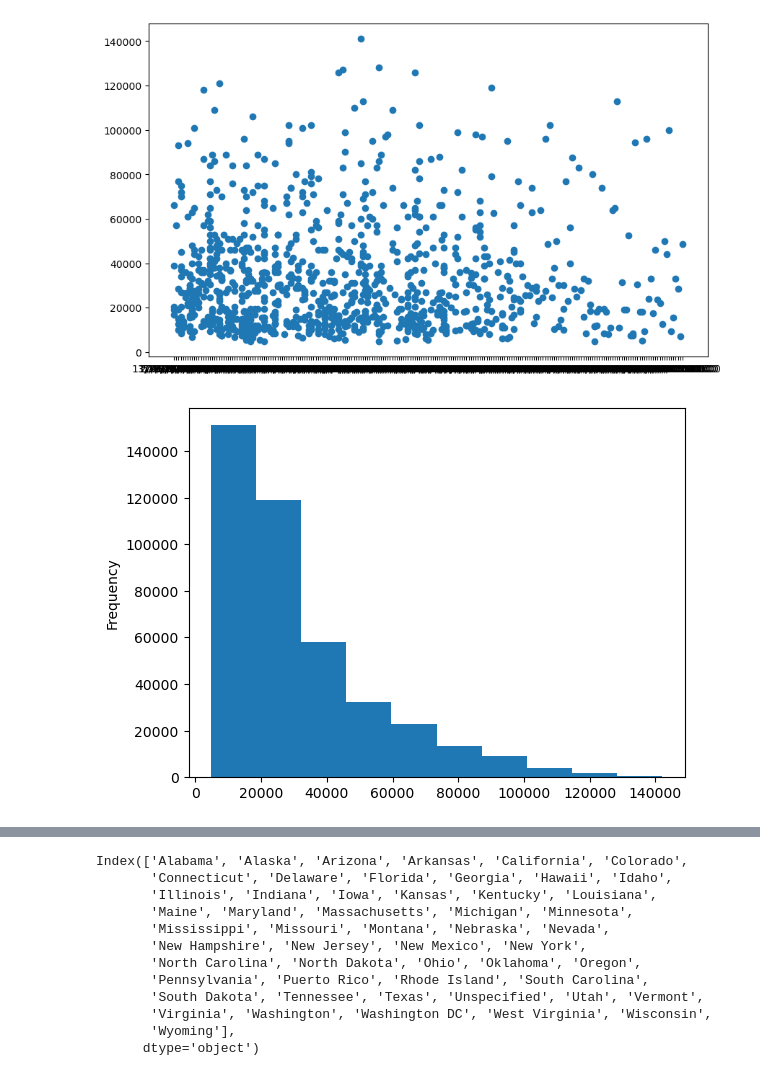
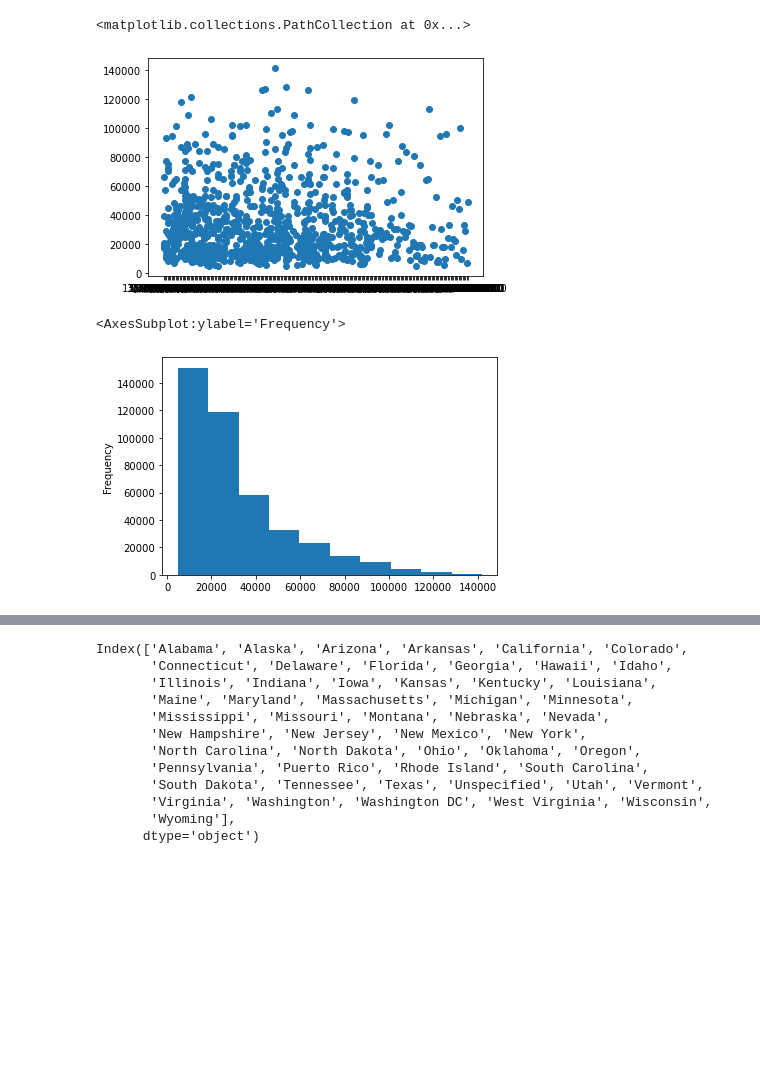
Before and after one commit to NithiinR/Bulldozer-price-prediction, a Jupyter notebook: bulldozer-price-regression.ipynb, the cells around one changed output, grey strips where cells are left out. Cells and saved outputs as stored; diff of their text form; code cells hidden in the pictures; blank space fills up the shorter version.

```diff
--- a/bulldozer-price-regression.ipynb
+++ b/bulldozer-price-regression.ipynb
@@ -30,3 +82,3 @@ import matplotlib.pyplot as plt
 # %%
-# importing traininig and validation sets
-df = pd.read_csv('./data/bluebook-for-bulldozers/TrainAndValid.csv', low_memory = False)
+# Import the training and validation set
+df = pd.read_csv("../data/bluebook-for-bulldozers/TrainAndValid.csv")
@@ -73,9 +106,11 @@ dtype: int64
 # %%
-fig, ax = plt.subplots(figsize = (10,6))
-ax.scatter(df['saledate'][:1000], df['SalePrice'][:1000]);
+fig, ax = plt.subplots()
+ax.scatter(df["saledate"][:1000], df["SalePrice"][:1000])
 # %% [output]
+<matplotlib.collections.PathCollection at 0x...>
-[figure, old version]
+[figure, new version]
 # %%
-df.SalePrice.plot.hist();
+df.SalePrice.plot.hist()
 # %% [output]
+<AxesSubplot:ylabel='Frequency'>
-[figure, old version]
+[figure, new version]
```
Also changed, not shown: parts of 139 cells of this notebook.
